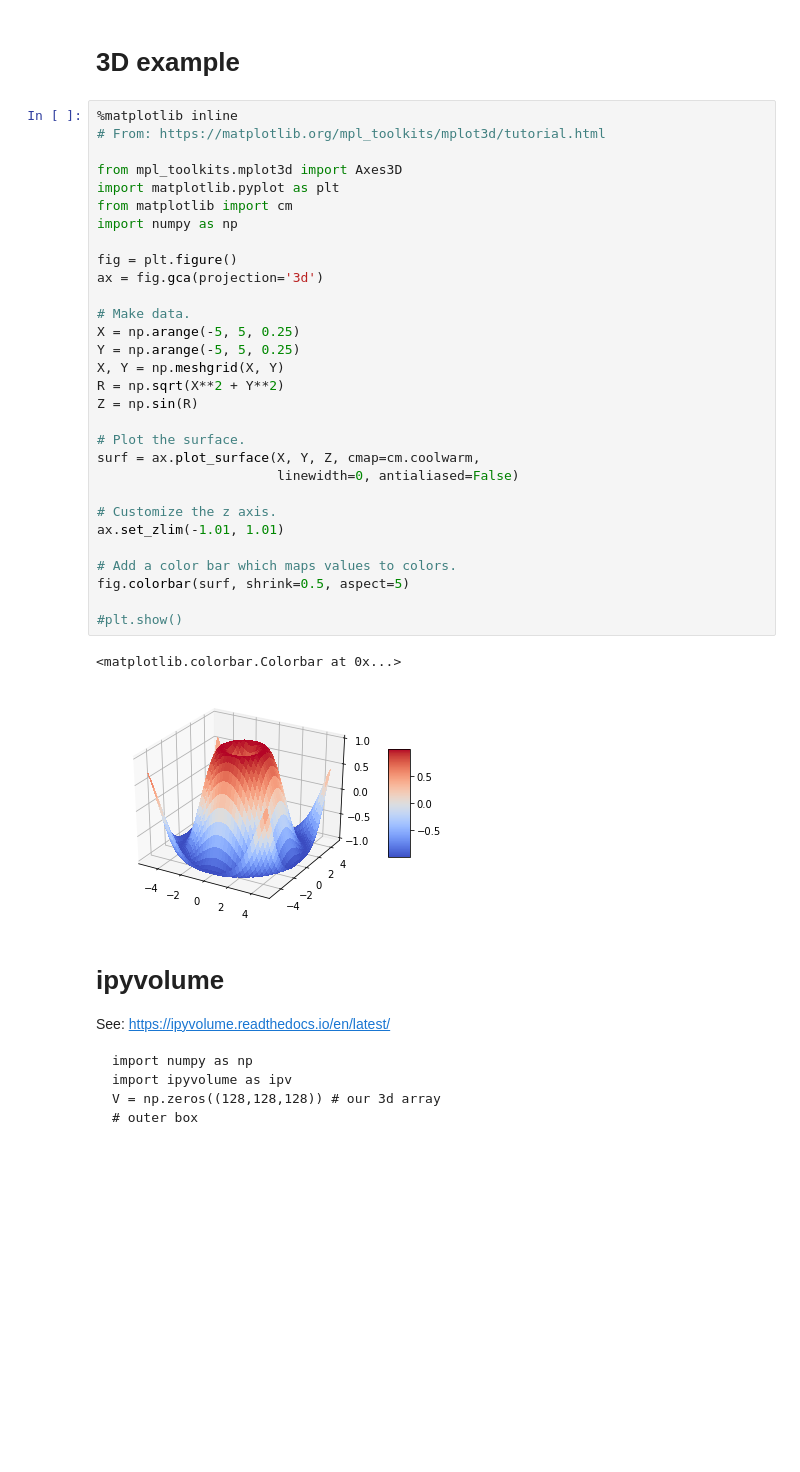
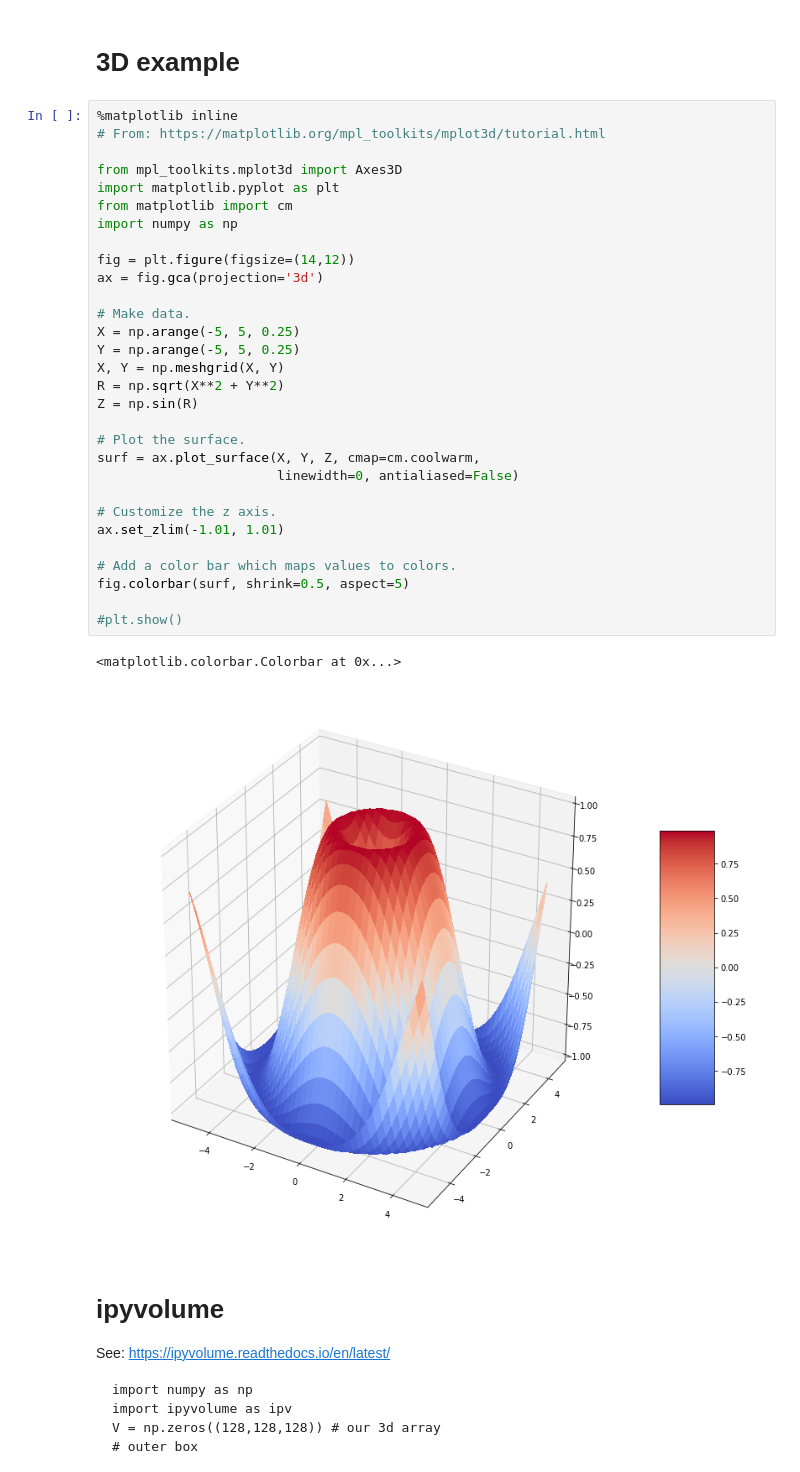
Before and after one commit to iluvatar1/IntroPython, a Jupyter notebook: Session-II-DataAnalysisAndVisualization/visualization-Intro.ipynb, the cells around one changed output. Saved outputs shown, nothing was run; the diff lists cells and outputs as text; blank space fills up the shorter version.

```diff
--- a/Session-II-DataAnalysisAndVisualization/visualization-Intro.ipynb
+++ b/Session-II-DataAnalysisAndVisualization/visualization-Intro.ipynb
@@ -41,35 +61,35 @@ plt.colorbar()
 %matplotlib inline
 # From: https://matplotlib.org/mpl_toolkits/mplot3d/tutorial.html
 
 from mpl_toolkits.mplot3d import Axes3D
 import matplotlib.pyplot as plt
 from matplotlib import cm
 import numpy as np
 
-fig = plt.figure()
+fig = plt.figure(figsize=(14,12))
 ax = fig.gca(projection='3d')
 
 # Make data.
 X = np.arange(-5, 5, 0.25)
 Y = np.arange(-5, 5, 0.25)
 X, Y = np.meshgrid(X, Y)
 R = np.sqrt(X**2 + Y**2)
 Z = np.sin(R)
 
 # Plot the surface.
 surf = ax.plot_surface(X, Y, Z, cmap=cm.coolwarm,
                        linewidth=0, antialiased=False)
 
 # Customize the z axis.
 ax.set_zlim(-1.01, 1.01)
 
 # Add a color bar which maps values to colors.
 fig.colorbar(surf, shrink=0.5, aspect=5)
 
 #plt.show()
 # %% [output]
 <matplotlib.colorbar.Colorbar at 0x...>
-[figure, old version]
+[figure, new version]
 # %% [markdown]
 # ipyvolume
 See: https://ipyvolume.readthedocs.io/en/latest/
```
Also changed, not shown: parts of 103 cells of this notebook.
